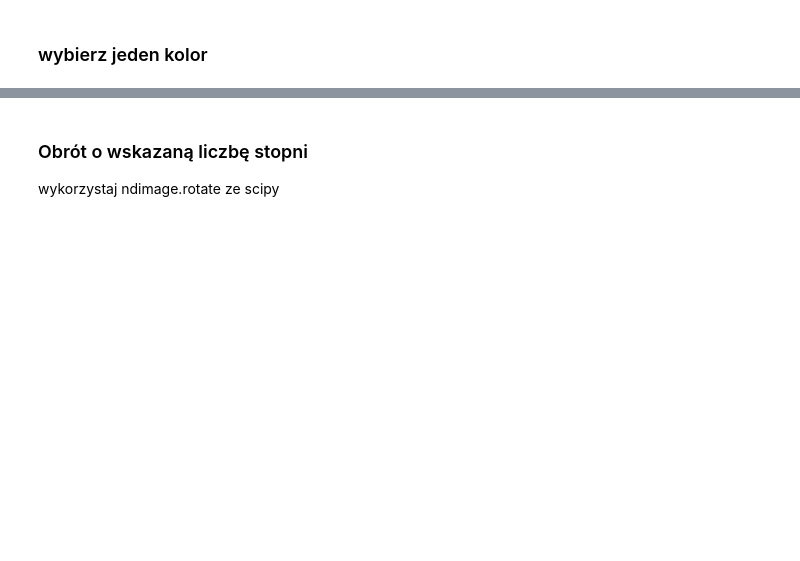
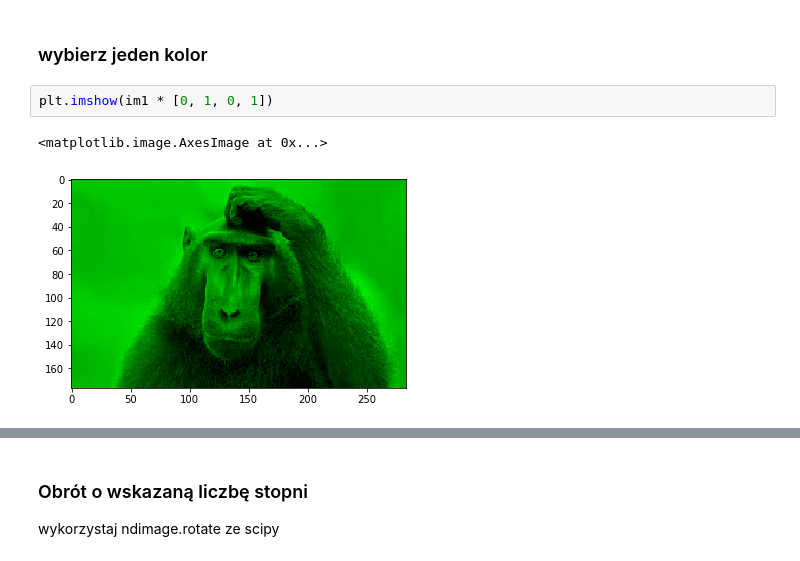
Before and after one commit to squadack/python_20191116, a Jupyter notebook: dzien10/numpy_bootcamp_zadania.ipynb, the cells around one changed output, grey strips where cells are left out. Saved outputs shown, nothing was run; the diff lists cells and outputs as text; blank space fills up the shorter version.

```diff
--- a/dzien10/numpy_bootcamp_zadania.ipynb
+++ b/dzien10/numpy_bootcamp_zadania.ipynb
@@ -155,2 +161,7 @@ plt.imshow(im2)
 # %% [markdown]
 ### wybierz jeden kolor
+# %%
+plt.imshow(im1 * [0, 1, 0, 1])
+# %% [output]
+<matplotlib.image.AxesImage at 0x...>
+[figure, added]
```
Also changed, not shown: parts of 4 cells of this notebook.
